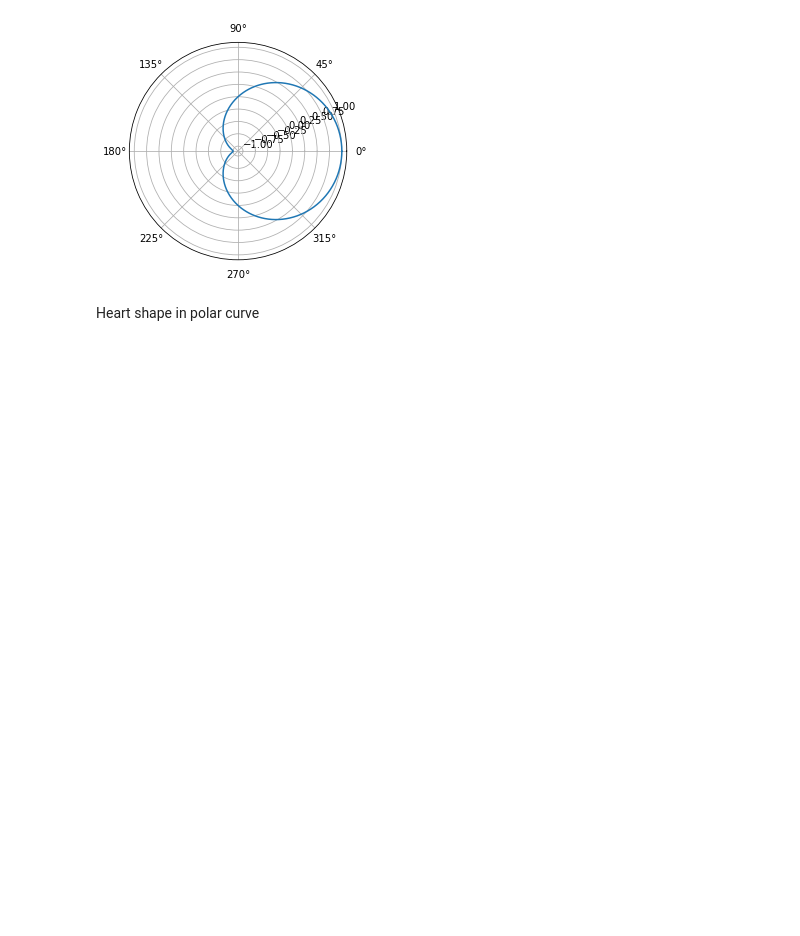
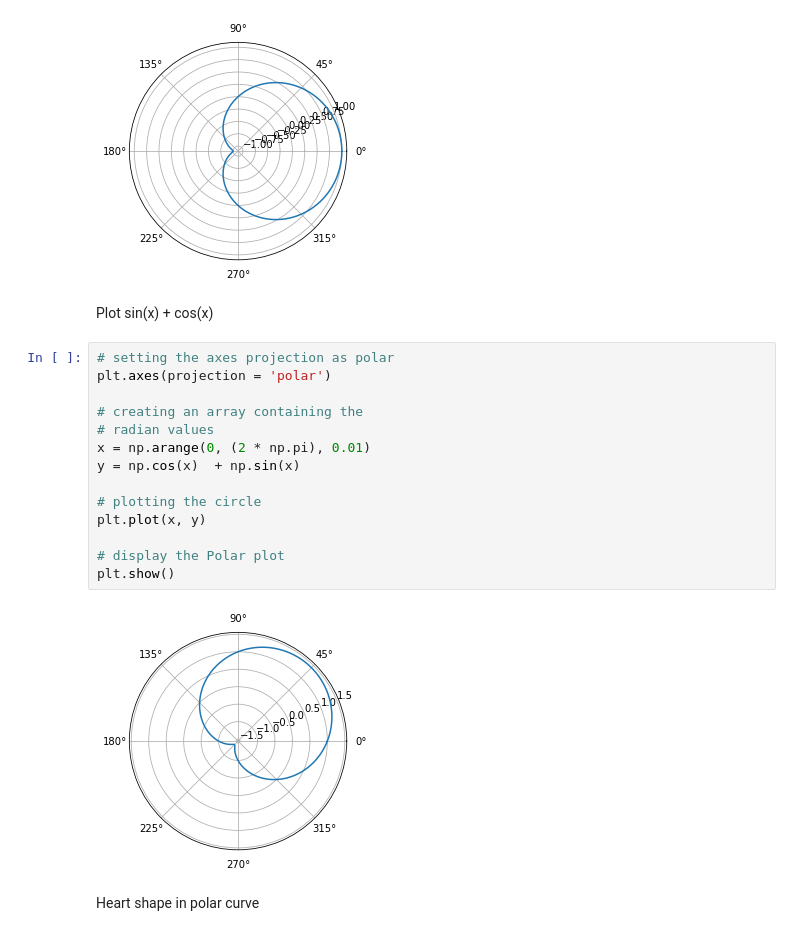
Before and after one commit to Rathees-Koneswarann/python-polar-plot, a Jupyter notebook: main.ipynb, the cells around one changed output. Saved outputs shown, nothing was run; the diff lists cells and outputs as text; blank space fills up the shorter version.

Commit message:
Plot sin(x) + cos(x)

```diff
--- a/main.ipynb
+++ b/main.ipynb
@@ -133,6 +133,24 @@ plt.plot(x, y)
 plt.show()
 # %% [output]
 [figure]
+# %% [markdown]
+Plot sin(x) + cos(x)
+# %%
+# setting the axes projection as polar
+plt.axes(projection = 'polar')
+
+# creating an array containing the
+# radian values
+x = np.arange(0, (2 * np.pi), 0.01)
+y = np.cos(x)  + np.sin(x)
+
+# plotting the circle
+plt.plot(x, y)
+
+# display the Polar plot
+plt.show()
+# %% [output]
+[figure, added]
 # %% [markdown]
 Heart shape in polar curve
 # %%
```
